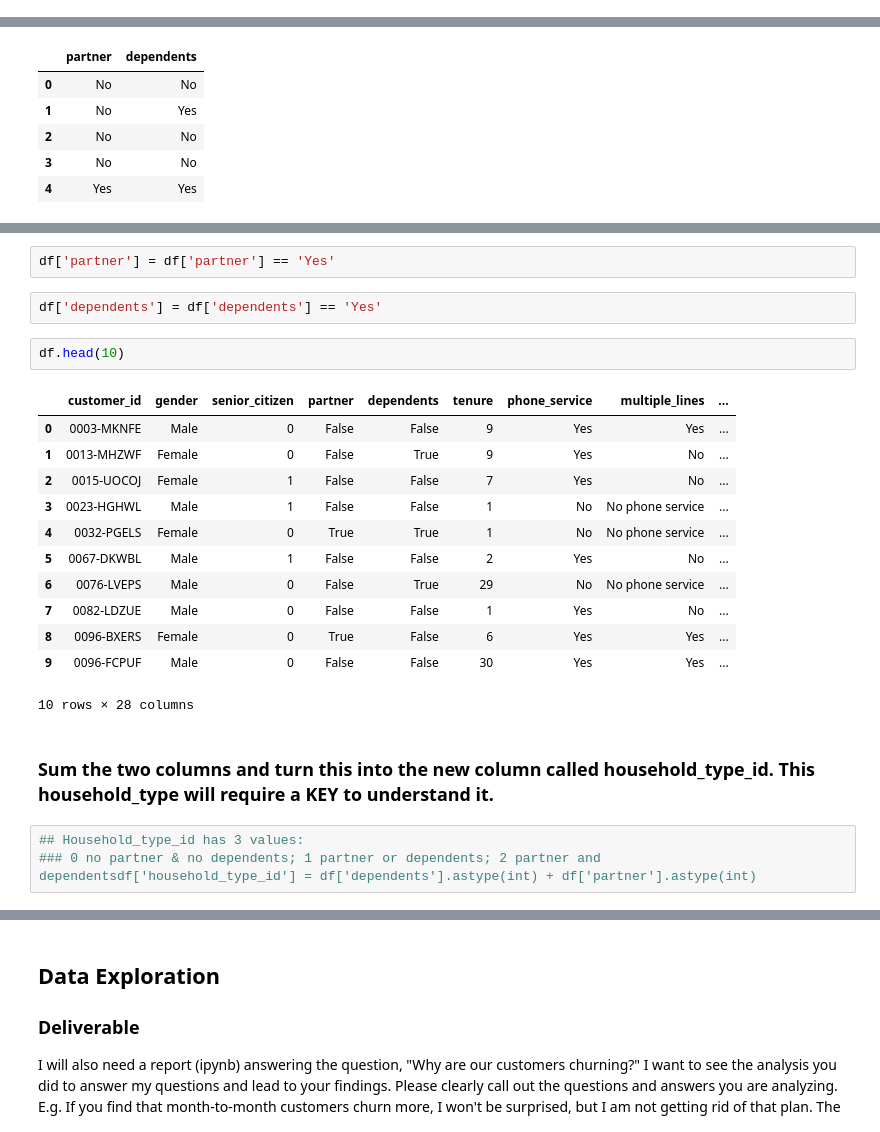
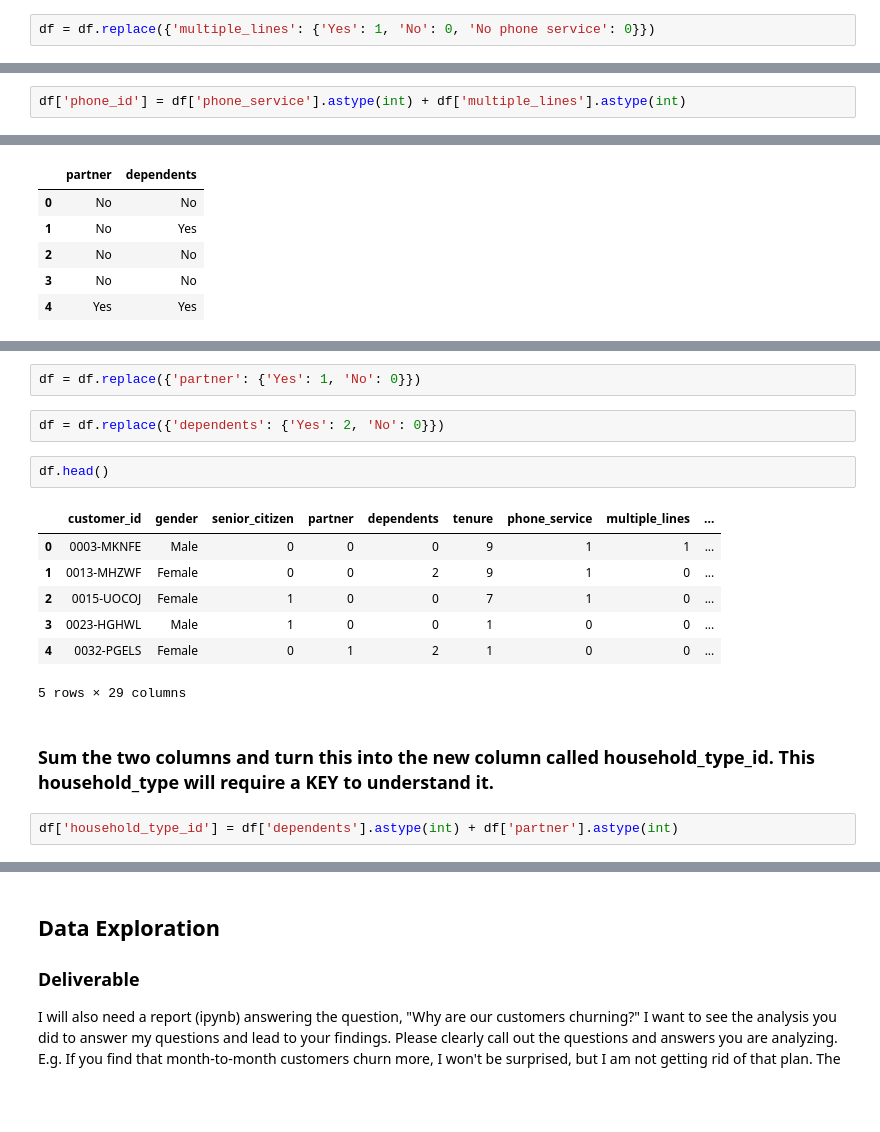
Before and after one commit to jess-katy/classification_project, a Jupyter notebook: Classification_Proj_Jess_Katy_MASTER.ipynb, the cells around one changed output, grey strips where cells are left out. Drawn from its saved outputs; the diff is of its cells as text; blank space fills up the shorter version.

```diff
--- a/Classification_Proj_Jess_Katy_MASTER.ipynb
+++ b/Classification_Proj_Jess_Katy_MASTER.ipynb
@@ -195,0 +222,2 @@ df.head()
+# %%
+df = df.replace({'multiple_lines': {'Yes': 1, 'No': 0, 'No phone service': 0}})
@@ -195,0 +248,2 @@ df.head()
+# %%
+df['phone_id'] = df['phone_service'].astype(int) + df['multiple_lines'].astype(int)
@@ -222,27 +300,21 @@ df[['partner','dependents']].head()
 # %%
-df['partner'] = df['partner'] == 'Yes'
+df = df.replace({'partner': {'Yes': 1, 'No': 0}})
 # %%
-df['dependents'] = df['dependents'] == 'Yes'
+df = df.replace({'dependents': {'Yes': 2, 'No': 0}})
 # %%
-df.head(10)
+df.head()
 # %% [output]
 |  | customer_id | gender | senior_citizen | partner | dependents | tenure | phone_service | multiple_lines | ... |
-| 0 | 0003-MKNFE | Male | 0 | False | False | 9 | Yes | Yes | ... |
-| 1 | 0013-MHZWF | Female | 0 | False | True | 9 | Yes | No | ... |
-| 2 | 0015-UOCOJ | Female | 1 | False | False | 7 | Yes | No | ... |
-| 3 | 0023-HGHWL | Male | 1 | False | False | 1 | No | No phone service | ... |
-| 4 | 0032-PGELS | Female | 0 | True | True | 1 | No | No phone service | ... |
-| 5 | 0067-DKWBL | Male | 1 | False | False | 2 | Yes | No | ... |
-| 6 | 0076-LVEPS | Male | 0 | False | True | 29 | No | No phone service | ... |
-| 7 | 0082-LDZUE | Male | 0 | False | False | 1 | Yes | No | ... |
-| 8 | 0096-BXERS | Female | 0 | True | False | 6 | Yes | Yes | ... |
-| 9 | 0096-FCPUF | Male | 0 | False | False | 30 | Yes | Yes | ... |
+| 0 | 0003-MKNFE | Male | 0 | 0 | 0 | 9 | 1 | 1 | ... |
+| 1 | 0013-MHZWF | Female | 0 | 0 | 2 | 9 | 1 | 0 | ... |
+| 2 | 0015-UOCOJ | Female | 1 | 0 | 0 | 7 | 1 | 0 | ... |
+| 3 | 0023-HGHWL | Male | 1 | 0 | 0 | 1 | 0 | 0 | ... |
+| 4 | 0032-PGELS | Female | 0 | 1 | 2 | 1 | 0 | 0 | ... |
-10 rows × 28 columns
+5 rows × 29 columns
 # %% [markdown]
 ### Sum the two columns and turn this into the new column called household_type_id. This household_type will require a KEY to understand it.
 # %%
-## Household_type_id has 3 values:
-### 0 no partner & no dependents; 1 partner or dependents; 2 partner and dependentsdf['household_type_id'] = df['dependents'].astype(int) + df['partner'].astype(int)
+df['household_type_id'] = df['dependents'].astype(int) + df['partner'].astype(int)
 # %%
 df.head()
 # %% [output]
```
Also changed, not shown: parts of 56 cells of this notebook.
